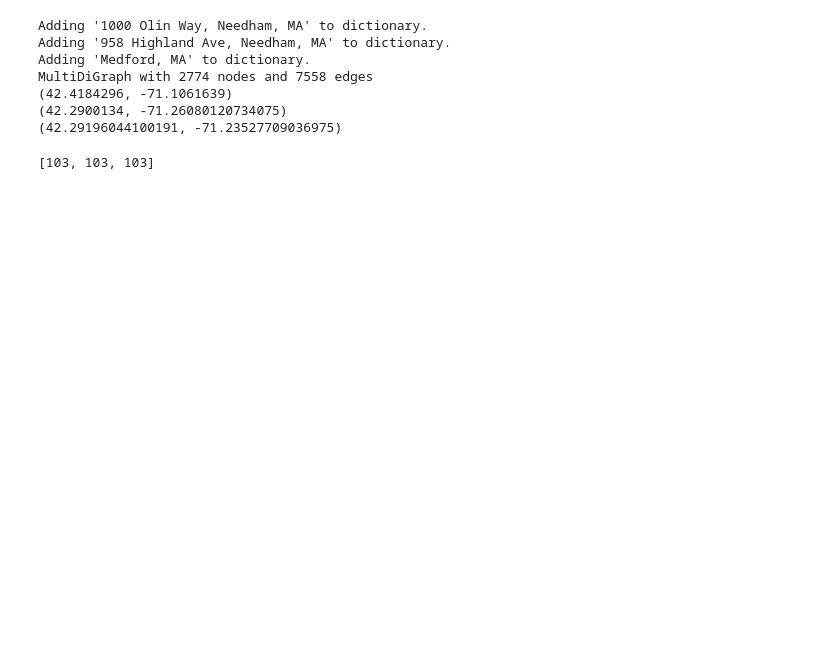
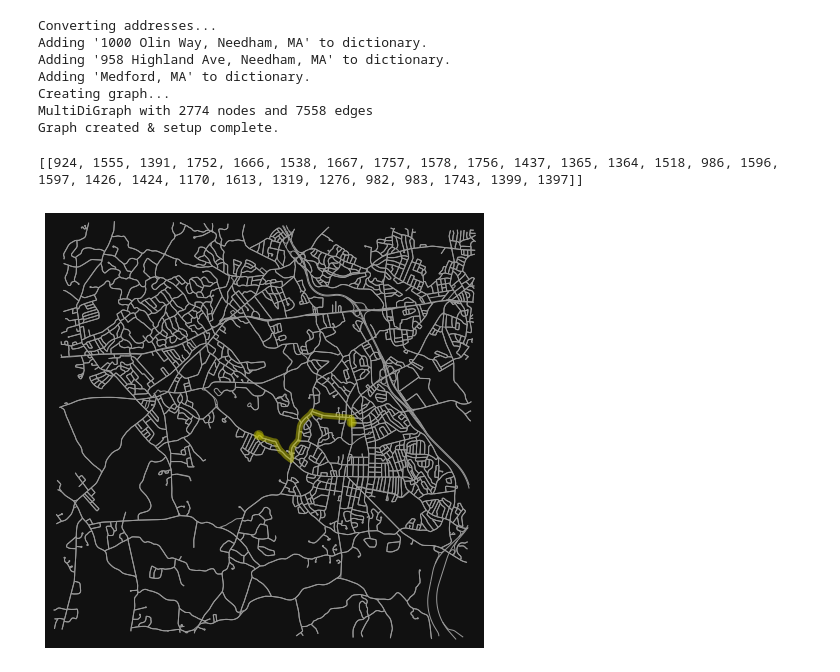
Before and after one commit to osalih1/traffic-flow-optimization, a Jupyter notebook: sp_testing.ipynb, the cells around one changed output. Saved outputs shown, nothing was run; the diff lists cells and outputs as text; code cells hidden in the pictures; blank space fills up the shorter version.

Commit message:
Update SP Alg. from OSMnx to NX Dijkstras

```diff
--- a/sp_testing.ipynb
+++ b/sp_testing.ipynb
@@ -15,28 +16,18 @@ alg = ShortestPath(address_list, 5000)
 olin = address_list[0]
 tjs = address_list[1]
 medford = address_list[2]
-print(alg.coordinate_dict[medford])
-print(alg.coordinate_dict[olin])
-print(alg.coordinate_dict[tjs])
+# print(alg.coordinate_dict[medford])
+# print(alg.coordinate_dict[olin])
+# print(alg.coordinate_dict[tjs])
 
-# Attempting to project the graph
-locations = [
-    [
-        alg.coordinate_dict[medford][0],
-        alg.coordinate_dict[olin][0],
-        alg.coordinate_dict[tjs][0],
-    ],
-    [
-        alg.coordinate_dict[medford][1],
-        alg.coordinate_dict[olin][1],
-        alg.coordinate_dict[tjs][1],
-    ],
-]
+# print(alg.nearest_node(olin))
+# print(alg.nearest_node(tjs))
+# print(alg.nearest_node(medford))
 # %% [output]
+Converting addresses...
 Adding '1000 Olin Way, Needham, MA' to dictionary.
 Adding '958 Highland Ave, Needham, MA' to dictionary.
 Adding 'Medford, MA' to dictionary.
+Creating graph...
 MultiDiGraph with 2774 nodes and 7558 edges
-(42.4184296, -71.1061639)
-(42.2900134, -71.26080120734075)
-(42.29196044100191, -71.23527709036975)
+Graph created & setup complete.
@@ -46,4 +34,8 @@ nodes = ox.graph_to_gdfs(P, nodes=True)
-# %%
-print(ox.distance.nearest_nodes(P, locations[1], locations[0]))
-# %% [output]
-[103, 103, 103]
+# %%
+#* OSMnx Dijkstra's
+dijkstra_shortest_path_list = alg.d_shortest_path(address_list[0], address_list[1])
+print(dijkstra_shortest_path_list)
+fig, ax = ox.plot_graph_route(alg.graph, dijkstra_shortest_path_list[0], route_color="y", route_linewidth=6, node_size=0)
+# %% [output]
+[[924, 1555, 1391, 1752, 1666, 1538, 1667, 1757, 1578, 1756, 1437, 1365, 1364, 1518, 986, 1596, 1597, 1426, 1424, 1170, 1613, 1319, 1276, 982, 983, 1743, 1399, 1397]]
+[figure, added]
```
Also changed, not shown: parts of 4 cells of this notebook, 1 other file.
